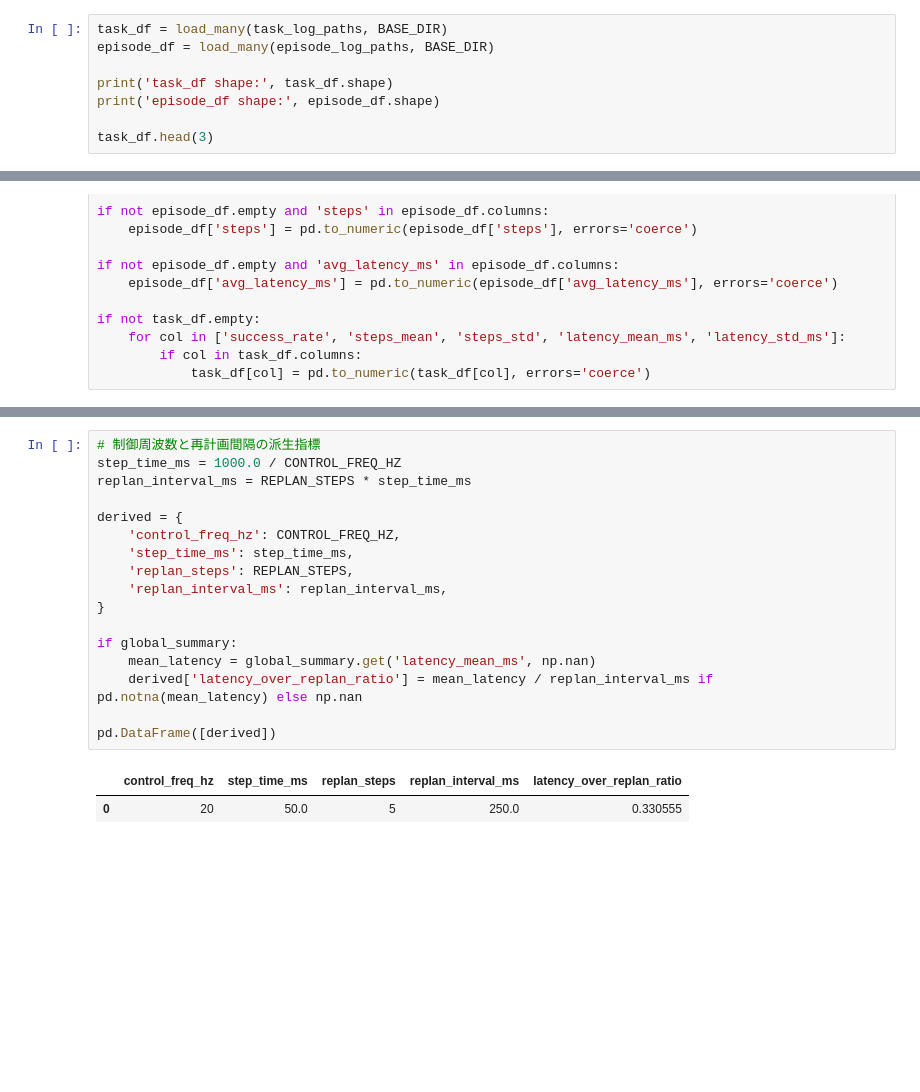
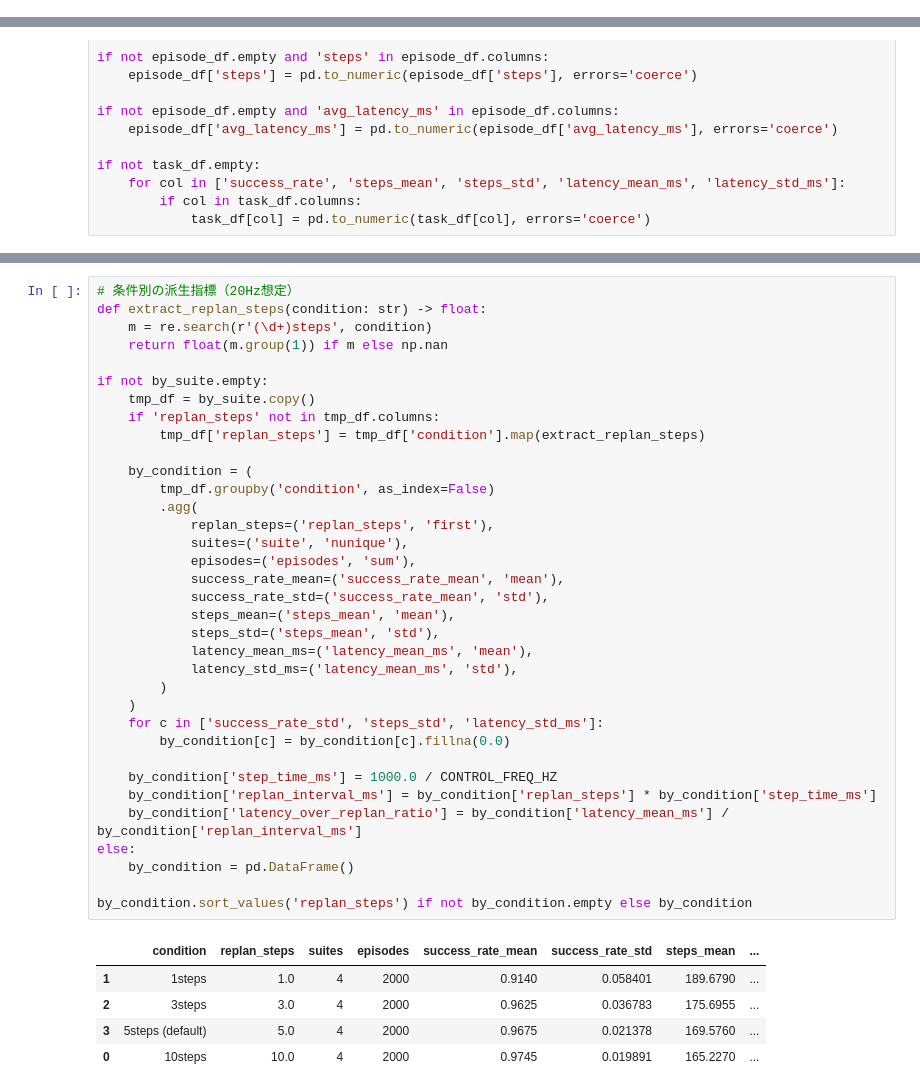
Before and after one commit to yuuharu11/hierarchical_control, a Jupyter notebook: myscripts/ipynb/analyze_libero_20Hz_5steps_default.ipynb, the cells around one changed output, grey strips where cells are left out. Cells and saved outputs as stored; diff of their text form; blank space fills up the shorter version.

```diff
--- a/myscripts/ipynb/analyze_libero_20Hz_5steps_default.ipynb
+++ b/myscripts/ipynb/analyze_libero_20Hz_5steps_default.ipynb
@@ -78,8 +121,0 @@ def load_many(csv_paths, base_dir: Path):
-# %%
-task_df = load_many(task_log_paths, BASE_DIR)
-episode_df = load_many(episode_log_paths, BASE_DIR)
-
-print('task_df shape:', task_df.shape)
-print('episode_df shape:', episode_df.shape)
-
-task_df.head(3)
@@ -175,21 +273,42 @@ print('task単位集計はスキップしました（suite_summaryのみ出力
 # %%
-# 制御周波数と再計画間隔の派生指標
-step_time_ms = 1000.0 / CONTROL_FREQ_HZ
-replan_interval_ms = REPLAN_STEPS * step_time_ms
+# 条件別の派生指標（20Hz想定）
+def extract_replan_steps(condition: str) -> float:
+    m = re.search(r'(\d+)steps', condition)
+    return float(m.group(1)) if m else np.nan
 
-derived = {
-    'control_freq_hz': CONTROL_FREQ_HZ,
-    'step_time_ms': step_time_ms,
-    'replan_steps': REPLAN_STEPS,
-    'replan_interval_ms': replan_interval_ms,
-}
+if not by_suite.empty:
+    tmp_df = by_suite.copy()
+    if 'replan_steps' not in tmp_df.columns:
+        tmp_df['replan_steps'] = tmp_df['condition'].map(extract_replan_steps)
 
-if global_summary:
-    mean_latency = global_summary.get('latency_mean_ms', np.nan)
-    derived['latency_over_replan_ratio'] = mean_latency / replan_interval_ms if pd.notna(mean_latency) else np.nan
+    by_condition = (
+        tmp_df.groupby('condition', as_index=False)
+        .agg(
+            replan_steps=('replan_steps', 'first'),
+            suites=('suite', 'nunique'),
+            episodes=('episodes', 'sum'),
+            success_rate_mean=('success_rate_mean', 'mean'),
+            success_rate_std=('success_rate_mean', 'std'),
+            steps_mean=('steps_mean', 'mean'),
+            steps_std=('steps_mean', 'std'),
+            latency_mean_ms=('latency_mean_ms', 'mean'),
+            latency_std_ms=('latency_mean_ms', 'std'),
+        )
+    )
+    for c in ['success_rate_std', 'steps_std', 'latency_std_ms']:
+        by_condition[c] = by_condition[c].fillna(0.0)
 
-pd.DataFrame([derived])
+    by_condition['step_time_ms'] = 1000.0 / CONTROL_FREQ_HZ
+    by_condition['replan_interval_ms'] = by_condition['replan_steps'] * by_condition['step_time_ms']
+    by_condition['latency_over_replan_ratio'] = by_condition['latency_mean_ms'] / by_condition['replan_interval_ms']
+else:
+    by_condition = pd.DataFrame()
+
+by_condition.sort_values('replan_steps') if not by_condition.empty else by_condition
 # %% [output]
-|  | control_freq_hz | step_time_ms | replan_steps | replan_interval_ms | latency_over_replan_ratio |
-| 0 | 20 | 50.0 | 5 | 250.0 | 0.330555 |
+|  | condition | replan_steps | suites | episodes | success_rate_mean | success_rate_std | steps_mean | ... |
+| 1 | 1steps | 1.0 | 4 | 2000 | 0.9140 | 0.058401 | 189.6790 | ... |
+| 2 | 3steps | 3.0 | 4 | 2000 | 0.9625 | 0.036783 | 175.6955 | ... |
+| 3 | 5steps (default) | 5.0 | 4 | 2000 | 0.9675 | 0.021378 | 169.5760 | ... |
+| 0 | 10steps | 10.0 | 4 | 2000 | 0.9745 | 0.019891 | 165.2270 | ... |
 # %%
```
Also changed, not shown: parts of 15 cells of this notebook, 1 other file.
